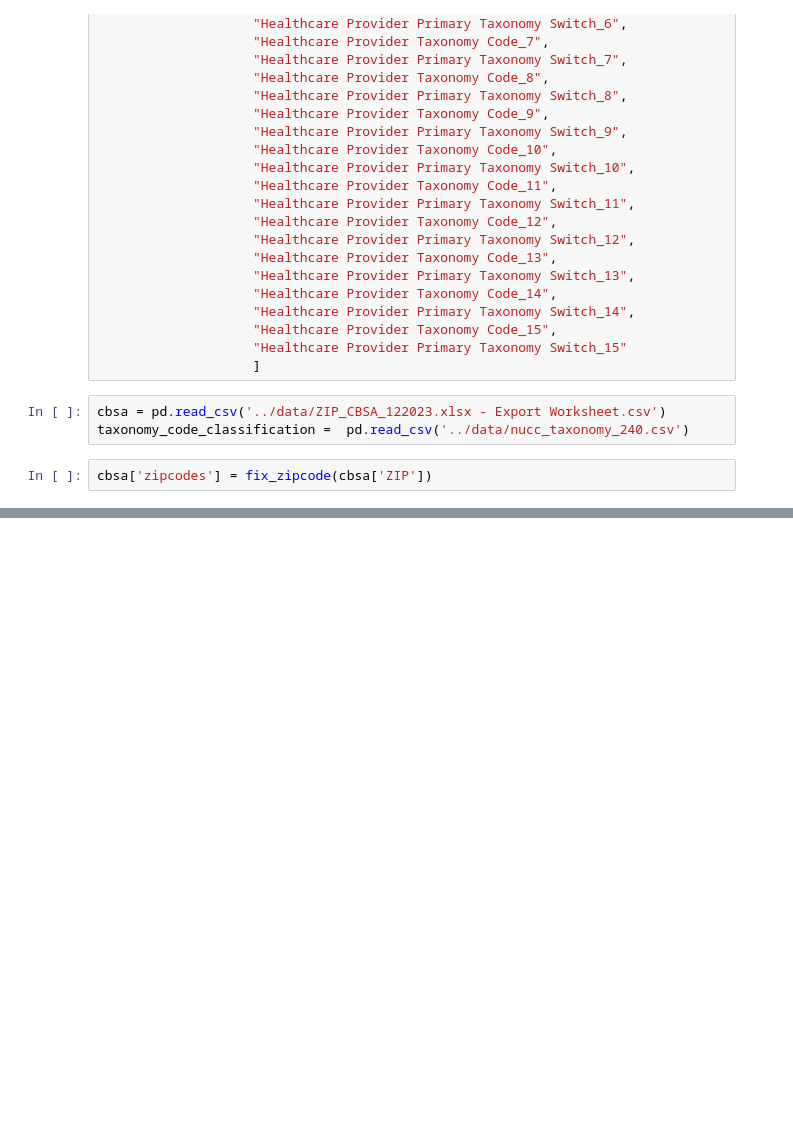
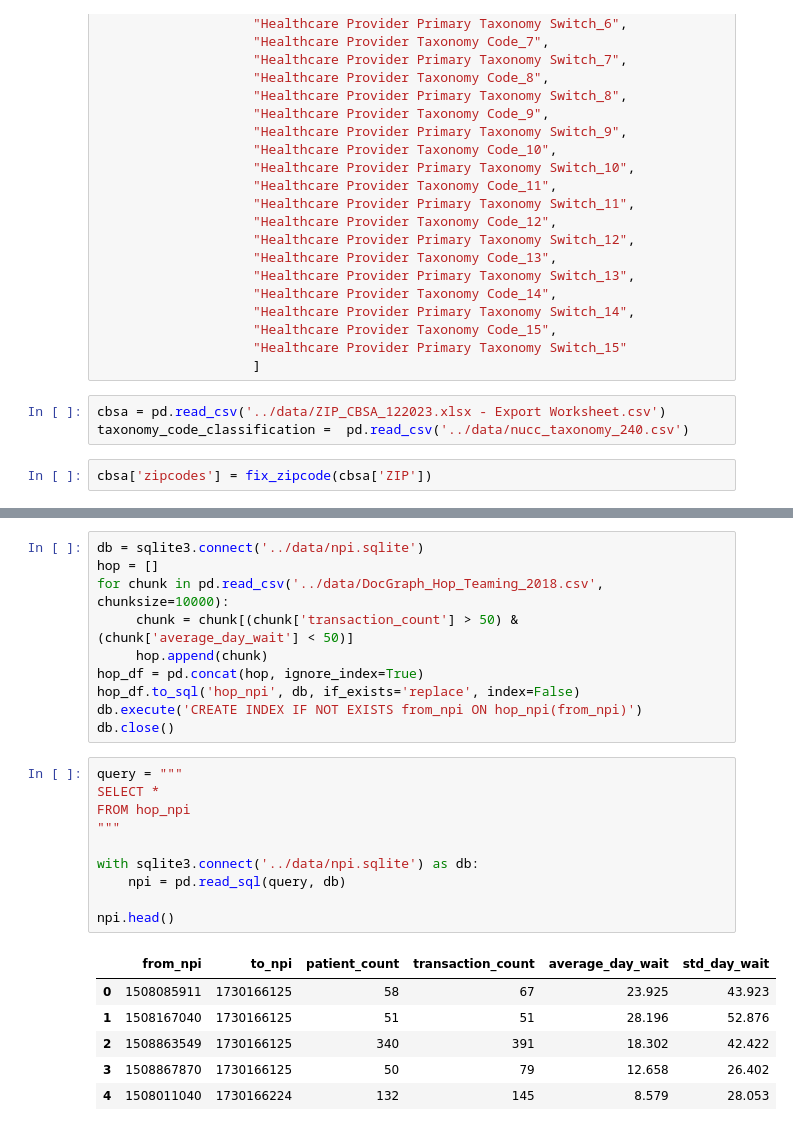
Before and after one commit to KagonDeans/hop-team, a Jupyter notebook: notebook/kd_hop_cleaning_1.ipynb, the cells around one changed output, grey strips where cells are left out. Saved outputs shown, nothing was run; the diff lists cells and outputs as text; blank space fills up the shorter version.

Commit message:
sqlite created and able to run queries

```diff
--- a/notebook/kd_hop_cleaning_1.ipynb
+++ b/notebook/kd_hop_cleaning_1.ipynb
@@ -141,0 +87,27 @@ hop
+# %%
+db = sqlite3.connect('../data/npi.sqlite')
+hop = []
+for chunk in pd.read_csv('../data/DocGraph_Hop_Teaming_2018.csv', chunksize=10000):
+     chunk = chunk[(chunk['transaction_count'] > 50) & (chunk['average_day_wait'] < 50)]
+     hop.append(chunk)
+hop_df = pd.concat(hop, ignore_index=True)
+hop_df.to_sql('hop_npi', db, if_exists='replace', index=False)
+db.execute('CREATE INDEX IF NOT EXISTS from_npi ON hop_npi(from_npi)')
+db.close()
+# %%
+query = """
+SELECT *
+FROM hop_npi
+"""
+
+with sqlite3.connect('../data/npi.sqlite') as db:
+    npi = pd.read_sql(query, db)
+
+npi.head()
+# %% [output]
+|  | from_npi | to_npi | patient_count | transaction_count | average_day_wait | std_day_wait |
+| 0 | 1508085911 | 1730166125 | 58 | 67 | 23.925 | 43.923 |
+| 1 | 1508167040 | 1730166125 | 51 | 51 | 28.196 | 52.876 |
+| 2 | 1508863549 | 1730166125 | 340 | 391 | 18.302 | 42.422 |
+| 3 | 1508867870 | 1730166125 | 50 | 79 | 12.658 | 26.402 |
+| 4 | 1508011040 | 1730166224 | 132 | 145 | 8.579 | 28.053 |
```
Also changed, not shown: parts of 13 cells of this notebook.
